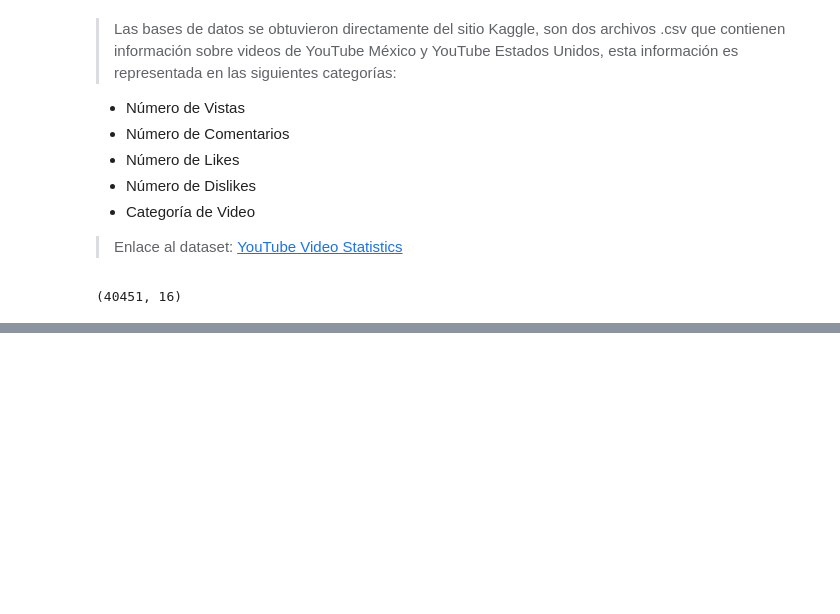
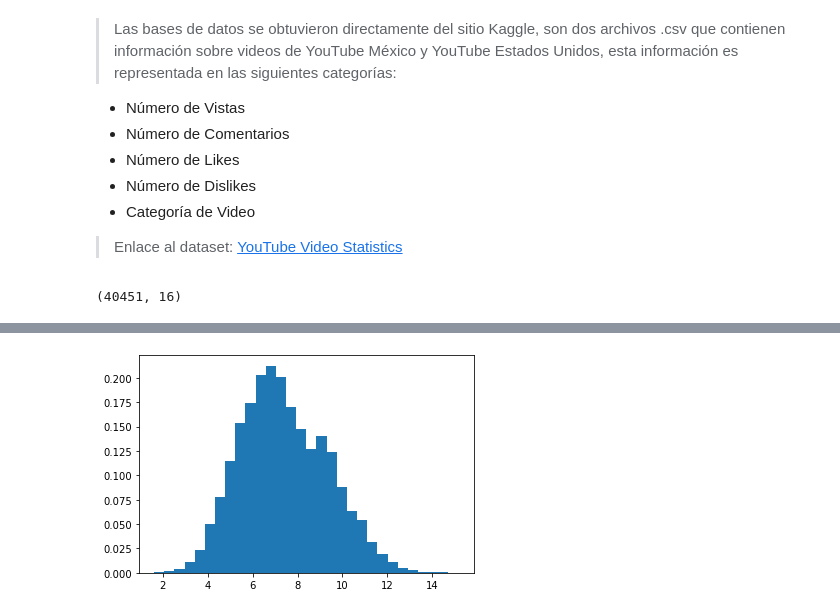
Before and after one commit to AndresHdzJmz/Tests_Proyecto-SPF, a Jupyter notebook: R_Test.ipynb, the cells around one changed output, grey strips where cells are left out. Cells and saved outputs as stored; diff of their text form; code cells hidden in the pictures; blank space fills up the shorter version.

```diff
--- a/R_Test.ipynb
+++ b/R_Test.ipynb
@@ -107,0 +259,6 @@ print(df[df["video_id"].duplicated() == True] )
+# %%
+# ----------------------- histograma con datos reales -----------------------
+y_real, x_real,  _ = plt.hist(df['likes'], bins = 30, density = True)
+x_real = x_real[1:]
+# %% [output]
+[figure, added]
```
Also changed, not shown: parts of 31 cells of this notebook, 2 other files.
